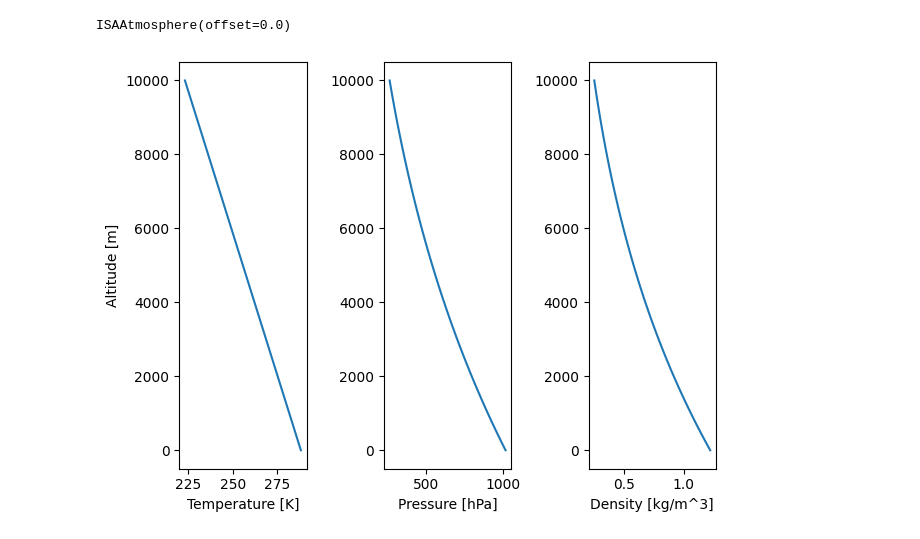
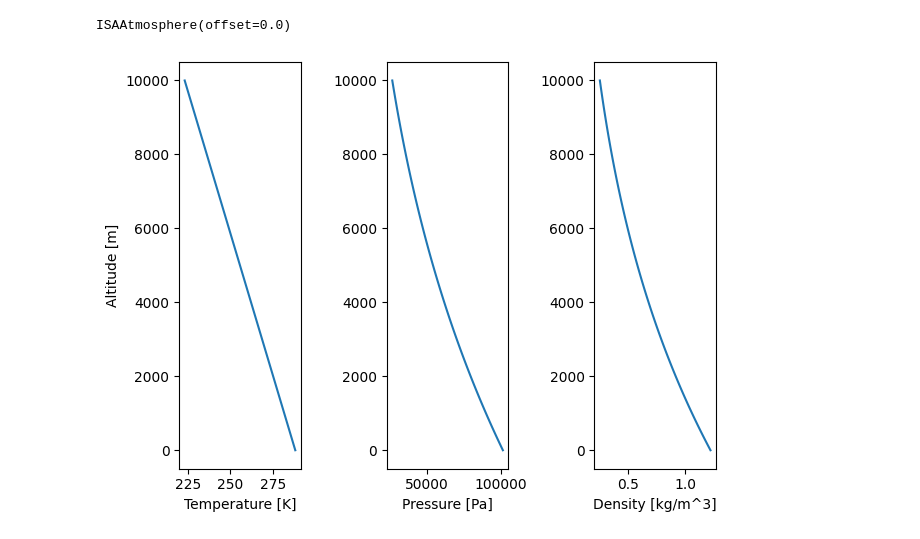
Before and after one commit to philip-bretz/balloon-simulator, a Jupyter notebook: notebooks/isa_atmosphere.ipynb, the cells around one changed output. Drawn from its saved outputs; the diff is of its cells as text; code cells hidden in the pictures.

```diff
--- a/notebooks/isa_atmosphere.ipynb
+++ b/notebooks/isa_atmosphere.ipynb
@@ -1,23 +1,23 @@
 # %%
 import numpy as np
 import matplotlib.pyplot as plt
 from balloon_simulator.atmosphere import ISAAtmosphere
 
 atmosphere = ISAAtmosphere()
 print(atmosphere)
 
 altitude = np.linspace(0, 10_000, 100)
 res = atmosphere._calculate_state_for_altitude(altitude)
 fig, axs = plt.subplots(nrows=1, ncols=3)
 axs[0].plot(res.temperature, altitude)
 axs[1].plot(res.pressure, altitude)
 axs[2].plot(res.density, altitude)
 axs[0].set_ylabel("Altitude [m]")
 axs[0].set_xlabel("Temperature [K]")
-axs[1].set_xlabel("Pressure [hPa]")
+axs[1].set_xlabel("Pressure [Pa]")
 axs[2].set_xlabel("Density [kg/m^3]")
 fig.tight_layout()
 plt.show()
 # %% [output]
 ISAAtmosphere(offset=0.0)
-[figure, old version]
+[figure, new version]
```
Also changed, not shown: 8 other files.
